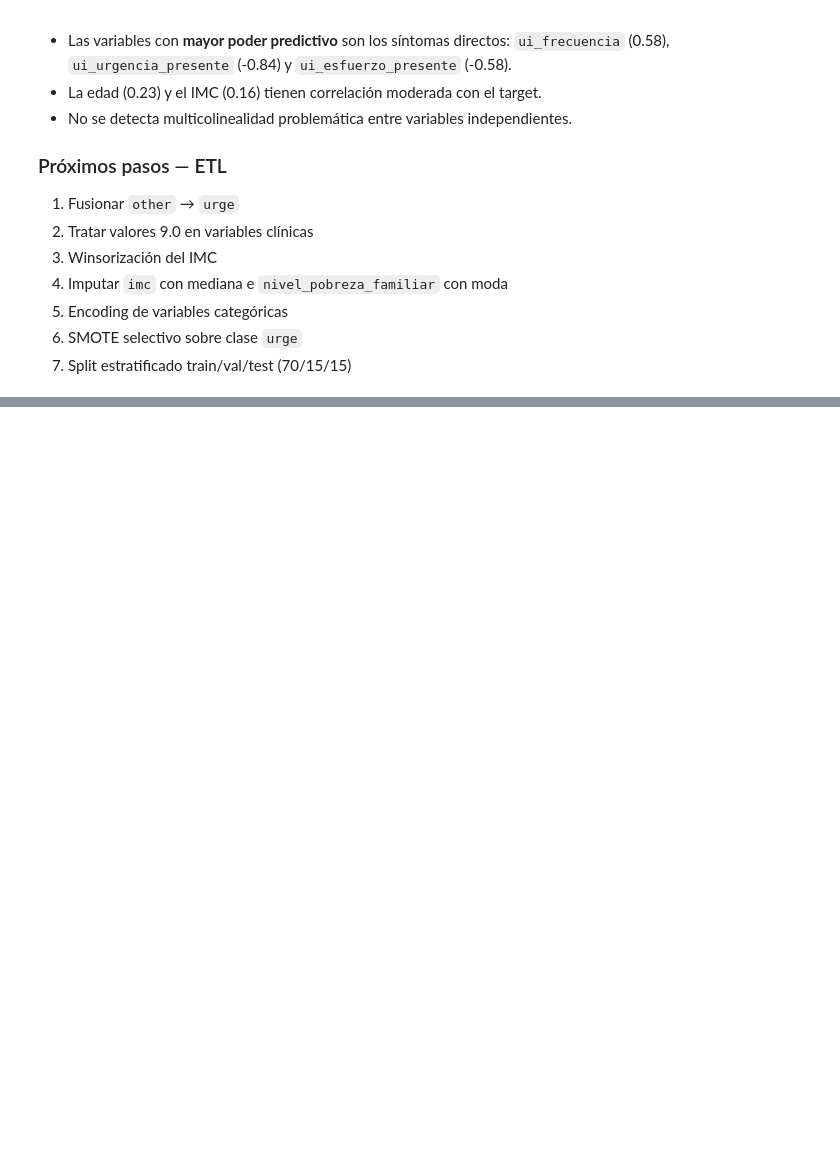
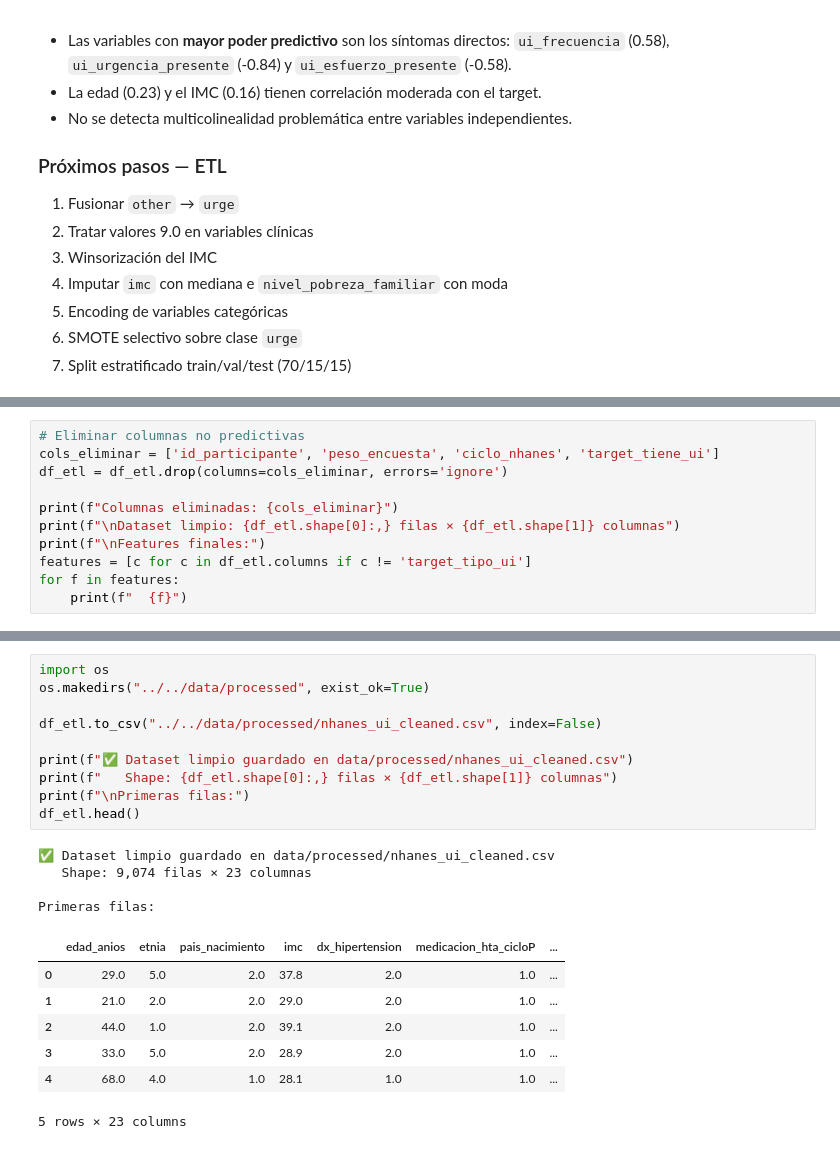
Before and after one commit to Bootcamp-IA-P6/Proyecto7_Equipo3_Multiclase, a Jupyter notebook: notebooks/modeling/notebook_maryori.ipynb, the cells around one changed output, grey strips where cells are left out. Drawn from its saved outputs; the diff is of its cells as text; blank space fills up the shorter version.

```diff
--- a/notebooks/modeling/notebook_maryori.ipynb
+++ b/notebooks/modeling/notebook_maryori.ipynb
@@ -473,0 +698,11 @@ tratarse en el ETL.
+# %%
+# Eliminar columnas no predictivas
+cols_eliminar = ['id_participante', 'peso_encuesta', 'ciclo_nhanes', 'target_tiene_ui']
+df_etl = df_etl.drop(columns=cols_eliminar, errors='ignore')
+
+print(f"Columnas eliminadas: {cols_eliminar}")
+print(f"\nDataset limpio: {df_etl.shape[0]:,} filas × {df_etl.shape[1]} columnas")
+print(f"\nFeatures finales:")
+features = [c for c in df_etl.columns if c != 'target_tipo_ui']
+for f in features:
+    print(f"  {f}")
@@ -473,0 +732,22 @@ tratarse en el ETL.
+# %%
+import os
+os.makedirs("../../data/processed", exist_ok=True)
+
+df_etl.to_csv("../../data/processed/nhanes_ui_cleaned.csv", index=False)
+
+print(f"✅ Dataset limpio guardado en data/processed/nhanes_ui_cleaned.csv")
+print(f"   Shape: {df_etl.shape[0]:,} filas × {df_etl.shape[1]} columnas")
+print(f"\nPrimeras filas:")
+df_etl.head()
+# %% [output]
+✅ Dataset limpio guardado en data/processed/nhanes_ui_cleaned.csv
+   Shape: 9,074 filas × 23 columnas
+
+Primeras filas:
+|  | edad_anios | etnia | pais_nacimiento | imc | dx_hipertension | medicacion_hta_cicloP | ... |
+| 0 | 29.0 | 5.0 | 2.0 | 37.8 | 2.0 | 1.0 | ... |
+| 1 | 21.0 | 2.0 | 2.0 | 29.0 | 2.0 | 1.0 | ... |
+| 2 | 44.0 | 1.0 | 2.0 | 39.1 | 2.0 | 1.0 | ... |
+| 3 | 33.0 | 5.0 | 2.0 | 28.9 | 2.0 | 1.0 | ... |
+| 4 | 68.0 | 4.0 | 1.0 | 28.1 | 1.0 | 1.0 | ... |
+5 rows × 23 columns
```
Also changed, not shown: parts of 15 cells of this notebook, 2 other files.
